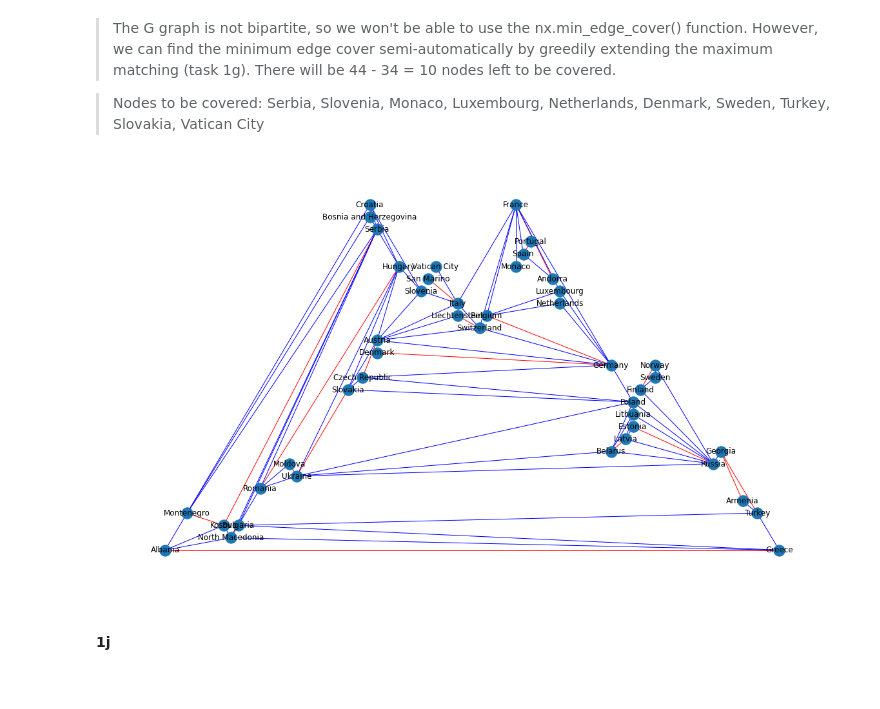
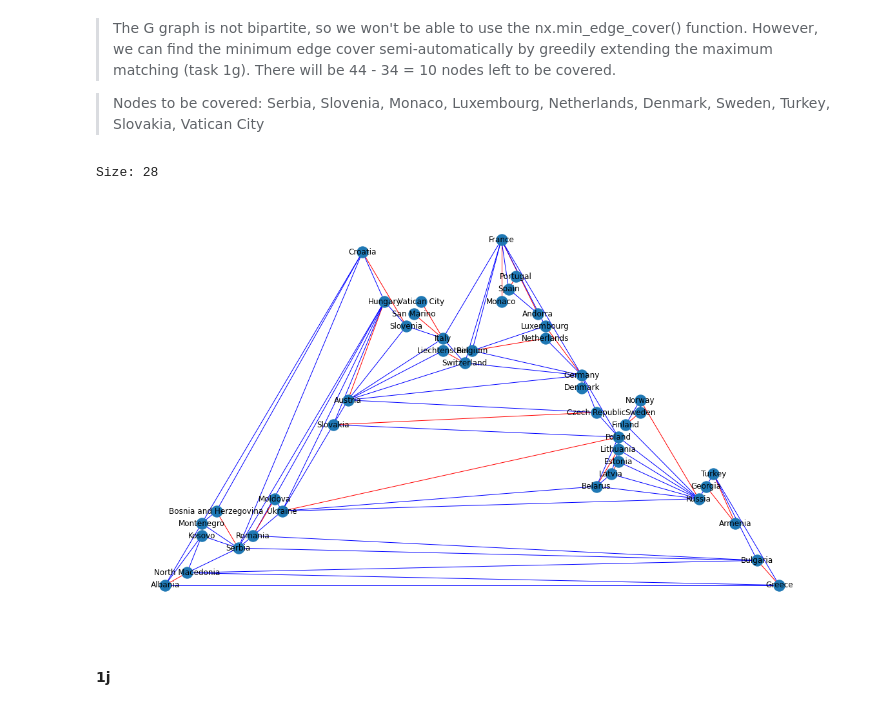
Before and after one commit to GoldenGarr/Graph-Theory-HW-5, a Jupyter notebook: hw5.ipynb, the cells around one changed output. Saved outputs shown, nothing was run; the diff lists cells and outputs as text; code cells hidden in the pictures.

```diff
--- a/hw5.ipynb
+++ b/hw5.ipynb
@@ -342,27 +344,18 @@ len(nx.maximal_matching(G)) * 2
  There will be 44 - 34 = 10 nodes left to be covered.
 
  > Nodes to be covered: Serbia, Slovenia, Monaco, Luxembourg, Netherlands, Denmark, Sweden, Turkey, Slovakia, Vatican City
-# %%
-minimum_edge_cover = nx.maximal_matching(G)
-minimum_edge_cover.update([
-    ('Kosovo', 'Serbia'),
-    ('Slovenia', 'Italy'),
-    ('Monaco', 'France'),
-    ('Luxembourg', 'Belgium'),
-    ('Netherlands', 'Germany'),
-    ('Denmark', 'Germany'),
-    ('Norway', 'Sweden'),
-    ('Georgia', 'Turkey'),
-    ('Slovakia', 'Ukraine'),
-    ('Vatican City', 'Italy')
-])
-len(minimum_edge_cover)
-
-
-edge_colors = ['red' if edge in minimum_edge_cover else 'blue' for edge in G.edges()]
-nx.draw_planar(G, edge_color=edge_colors, with_labels=True)
-# %% [output]
-[figure, removed]
+# %%
+minimum_edge_cover = list(nx.min_edge_cover(G))
+print('Size:', len(minimum_edge_cover))
+temp = minimum_edge_cover.copy()
+for edge in temp:
+    minimum_edge_cover.append((edge[1], edge[0]))
+
+edge_colors = ['red' if edge in minimum_edge_cover else 'blue' for edge in G.edges()]
+nx.draw_planar(G, edge_color=edge_colors, with_labels=True)
+# %% [output]
+Size: 28
+[figure, added]
 # %% [markdown]
 #### 1j
 # %%
```
Also changed, not shown: parts of 22 cells of this notebook.
